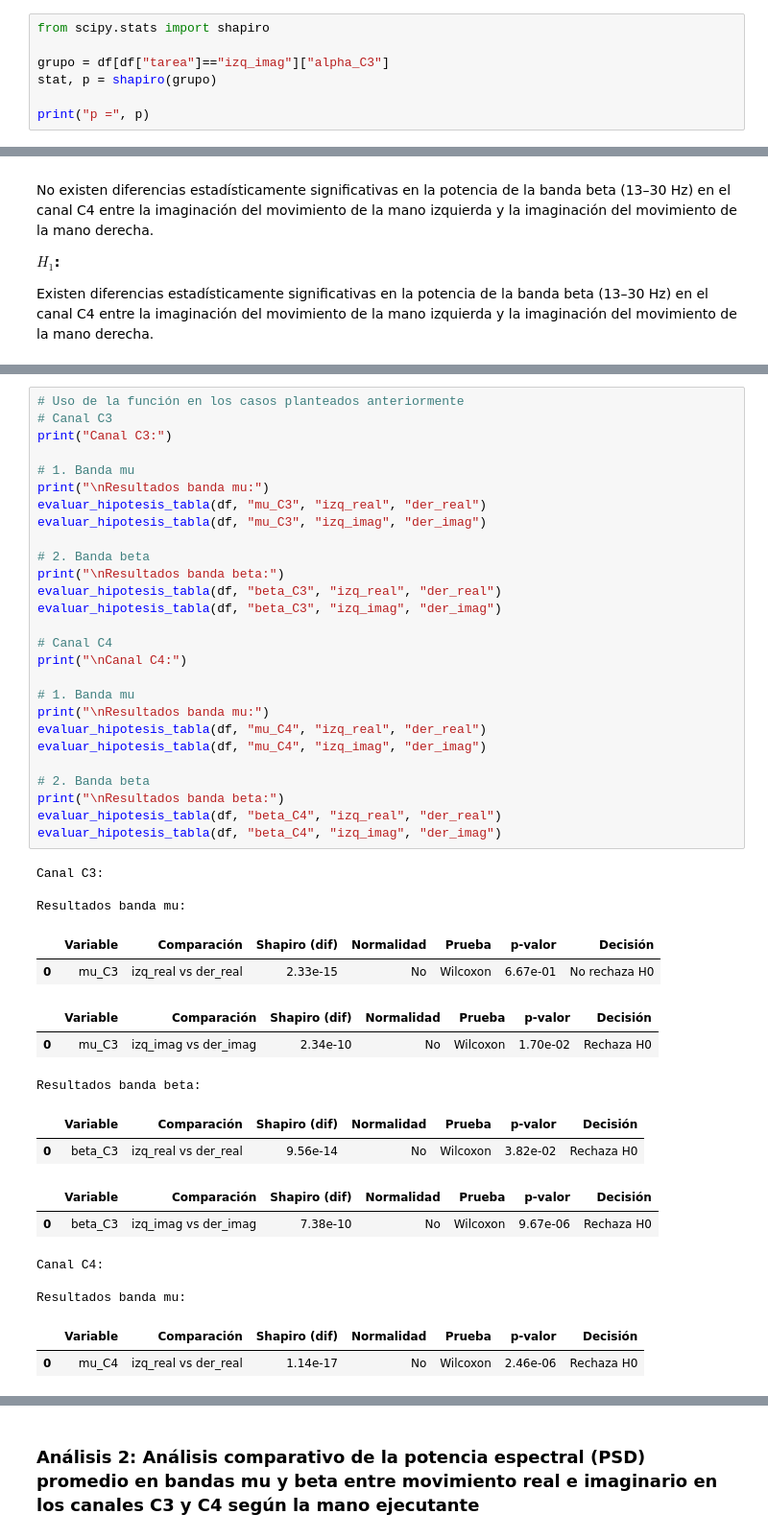
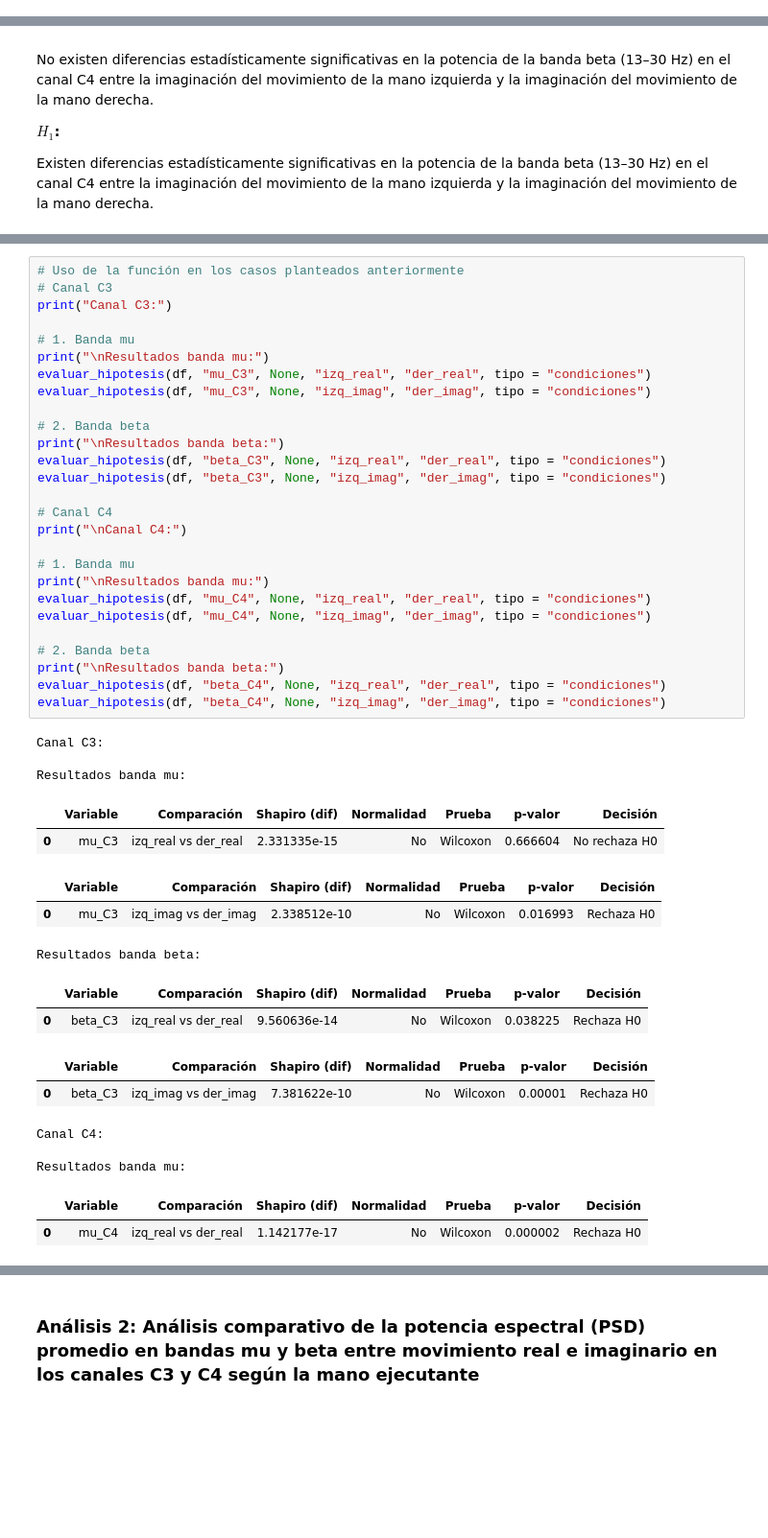
Before and after one commit to Isa21bella09/Proyecto-1---Biose-ales---Procesamiento-EEG, a Jupyter notebook: Proyecto 1 - Bioseñales.ipynb, the cells around one changed output, grey strips where cells are left out. Shown at 96% size. Saved outputs shown, nothing was run; the diff lists cells and outputs as text; blank space fills up the shorter version.

```diff
--- a/Proyecto 1 - Bioseñales.ipynb
+++ b/Proyecto 1 - Bioseñales.ipynb
@@ -405,8 +404 @@ plt.show()
 [figure]
-# %%
-from scipy.stats import shapiro
-
-grupo = df[df["tarea"]=="izq_imag"]["alpha_C3"]
-stat, p = shapiro(grupo)
-
-print("p =", p)
@@ -556,46 +565,46 @@ def evaluar_hipotesis_tabla(df, variable, cond1, cond2):
 # %%
 # Uso de la función en los casos planteados anteriormente
 # Canal C3
 print("Canal C3:")
 
 # 1. Banda mu
 print("\nResultados banda mu:")
-evaluar_hipotesis_tabla(df, "mu_C3", "izq_real", "der_real")
-evaluar_hipotesis_tabla(df, "mu_C3", "izq_imag", "der_imag")
+evaluar_hipotesis(df, "mu_C3", None, "izq_real", "der_real", tipo = "condiciones")
+evaluar_hipotesis(df, "mu_C3", None, "izq_imag", "der_imag", tipo = "condiciones")
 
 # 2. Banda beta
 print("\nResultados banda beta:")
-evaluar_hipotesis_tabla(df, "beta_C3", "izq_real", "der_real")
-evaluar_hipotesis_tabla(df, "beta_C3", "izq_imag", "der_imag")
+evaluar_hipotesis(df, "beta_C3", None, "izq_real", "der_real", tipo = "condiciones")
+evaluar_hipotesis(df, "beta_C3", None, "izq_imag", "der_imag", tipo = "condiciones")
 
 # Canal C4
 print("\nCanal C4:")
 
 # 1. Banda mu
 print("\nResultados banda mu:")
-evaluar_hipotesis_tabla(df, "mu_C4", "izq_real", "der_real")
-evaluar_hipotesis_tabla(df, "mu_C4", "izq_imag", "der_imag")
+evaluar_hipotesis(df, "mu_C4", None, "izq_real", "der_real", tipo = "condiciones")
+evaluar_hipotesis(df, "mu_C4", None, "izq_imag", "der_imag", tipo = "condiciones")
 
 # 2. Banda beta
 print("\nResultados banda beta:")
-evaluar_hipotesis_tabla(df, "beta_C4", "izq_real", "der_real")
-evaluar_hipotesis_tabla(df, "beta_C4", "izq_imag", "der_imag")
+evaluar_hipotesis(df, "beta_C4", None, "izq_real", "der_real", tipo = "condiciones")
+evaluar_hipotesis(df, "beta_C4", None, "izq_imag", "der_imag", tipo = "condiciones")
 # %% [output]
 Canal C3:
 
 Resultados banda mu:
 |  | Variable | Comparación | Shapiro (dif) | Normalidad | Prueba | p-valor | Decisión |
-| 0 | mu_C3 | izq_real vs der_real | 2.33e-15 | No | Wilcoxon | 6.67e-01 | No rechaza H0 |
+| 0 | mu_C3 | izq_real vs der_real | 2.331335e-15 | No | Wilcoxon | 0.666604 | No rechaza H0 |
 |  | Variable | Comparación | Shapiro (dif) | Normalidad | Prueba | p-valor | Decisión |
-| 0 | mu_C3 | izq_imag vs der_imag | 2.34e-10 | No | Wilcoxon | 1.70e-02 | Rechaza H0 |
+| 0 | mu_C3 | izq_imag vs der_imag | 2.338512e-10 | No | Wilcoxon | 0.016993 | Rechaza H0 |
 Resultados banda beta:
 |  | Variable | Comparación | Shapiro (dif) | Normalidad | Prueba | p-valor | Decisión |
-| 0 | beta_C3 | izq_real vs der_real | 9.56e-14 | No | Wilcoxon | 3.82e-02 | Rechaza H0 |
+| 0 | beta_C3 | izq_real vs der_real | 9.560636e-14 | No | Wilcoxon | 0.038225 | Rechaza H0 |
 |  | Variable | Comparación | Shapiro (dif) | Normalidad | Prueba | p-valor | Decisión |
-| 0 | beta_C3 | izq_imag vs der_imag | 7.38e-10 | No | Wilcoxon | 9.67e-06 | Rechaza H0 |
+| 0 | beta_C3 | izq_imag vs der_imag | 7.381622e-10 | No | Wilcoxon | 0.00001 | Rechaza H0 |
 Canal C4:
 
 Resultados banda mu:
 |  | Variable | Comparación | Shapiro (dif) | Normalidad | Prueba | p-valor | Decisión |
-| 0 | mu_C4 | izq_real vs der_real | 1.14e-17 | No | Wilcoxon | 2.46e-06 | Rechaza H0 |
+| 0 | mu_C4 | izq_real vs der_real | 1.142177e-17 | No | Wilcoxon | 0.000002 | Rechaza H0 |
 |  | Variable | Comparación | Shapiro (dif) | Normalidad | Prueba | p-valor | Decisión |
```
Also changed, not shown: parts of 10 cells of this notebook.
